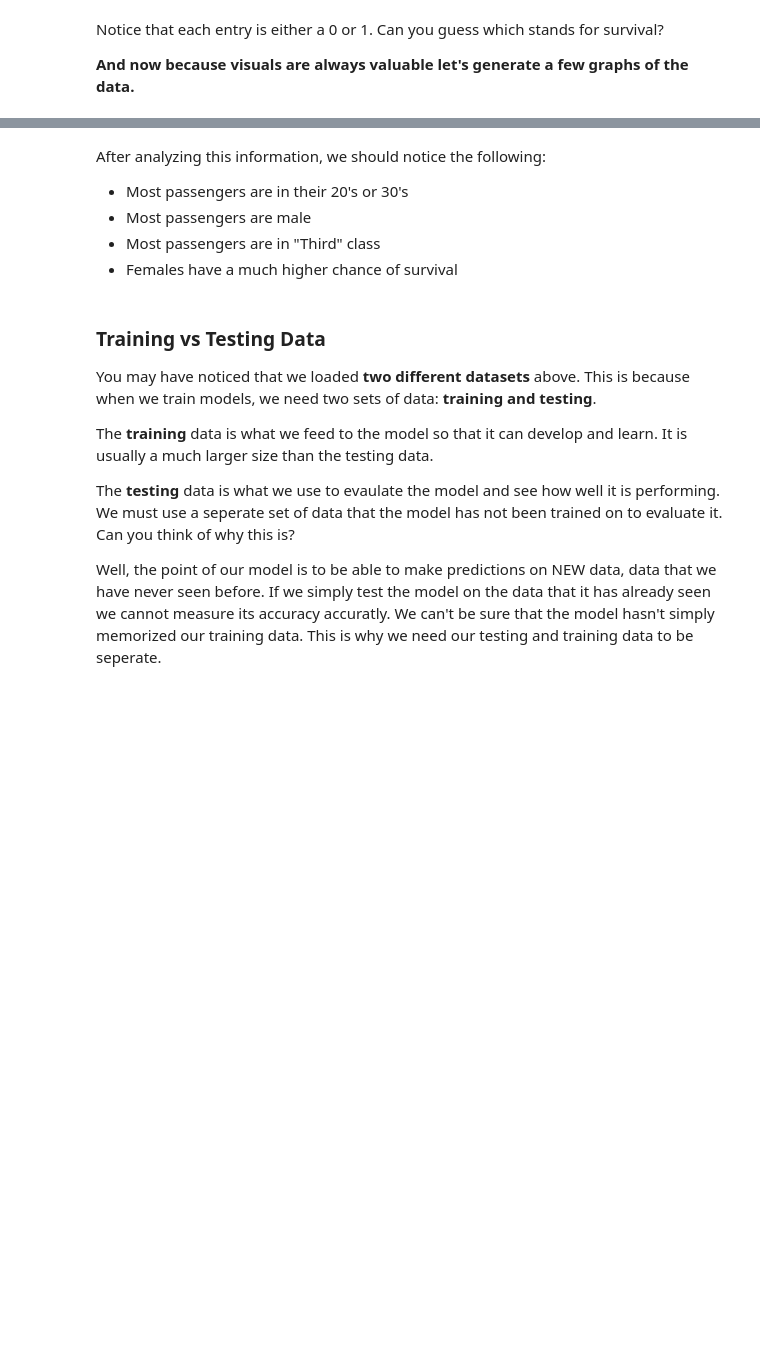
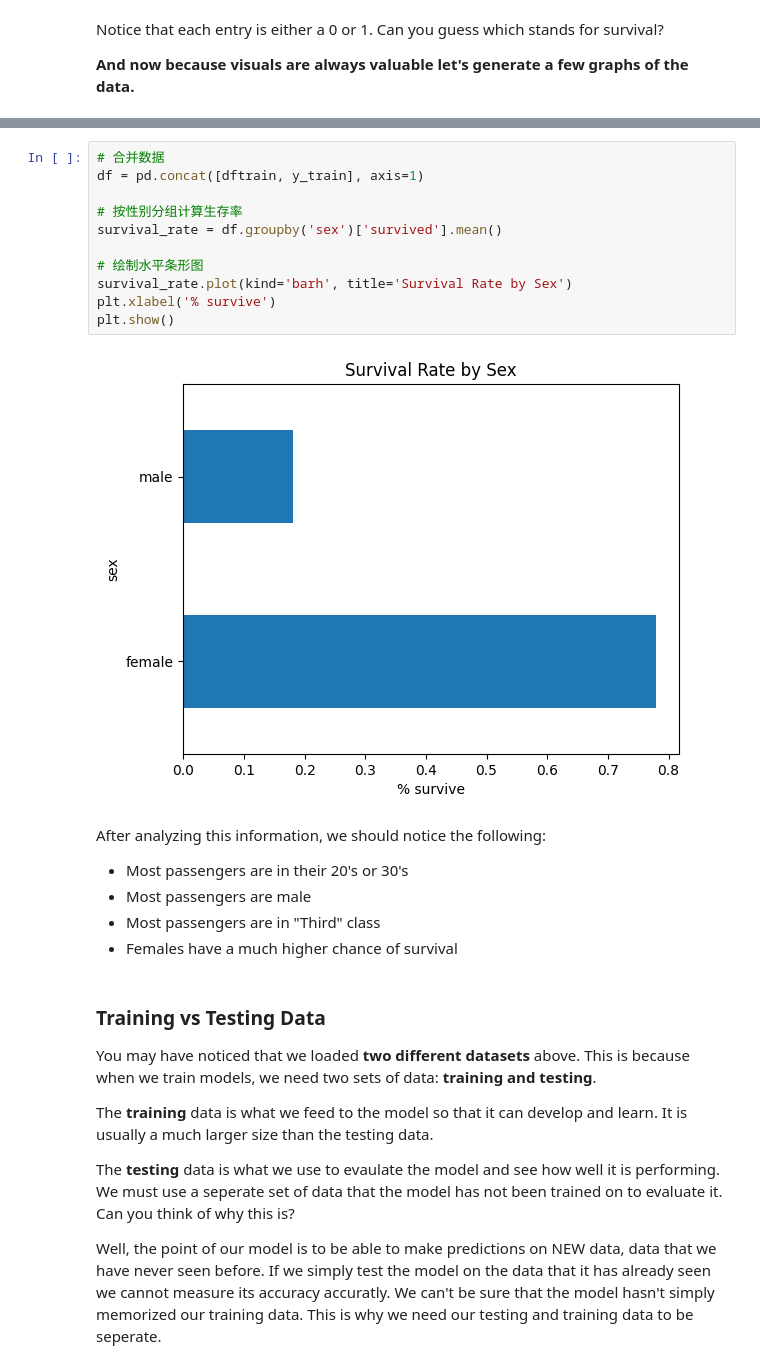
Before and after one commit to hemu2014/python-ML, a Jupyter notebook: 机器学习-算法/Core_Learning_Algorithms.ipynb, the cells around one changed output, grey strips where cells are left out. Saved outputs shown, nothing was run; the diff lists cells and outputs as text; blank space fills up the shorter version.

```diff
--- a/机器学习-算法/Core_Learning_Algorithms.ipynb
+++ b/机器学习-算法/Core_Learning_Algorithms.ipynb
@@ -279,3 +334,16 @@ Text(0.5, 0, '% survive')
+# %%
+# 合并数据
+df = pd.concat([dftrain, y_train], axis=1)
+
+# 按性别分组计算生存率
+survival_rate = df.groupby('sex')['survived'].mean()
+
+# 绘制水平条形图
+survival_rate.plot(kind='barh', title='Survival Rate by Sex')
+plt.xlabel('% survive')
+plt.show()
+# %% [output]
+[figure, added]
 # %% [markdown]
 After analyzing this information, we should notice the following:
 - Most passengers are in their 20's or 30's
```
Also changed, not shown: parts of 14 cells of this notebook.
